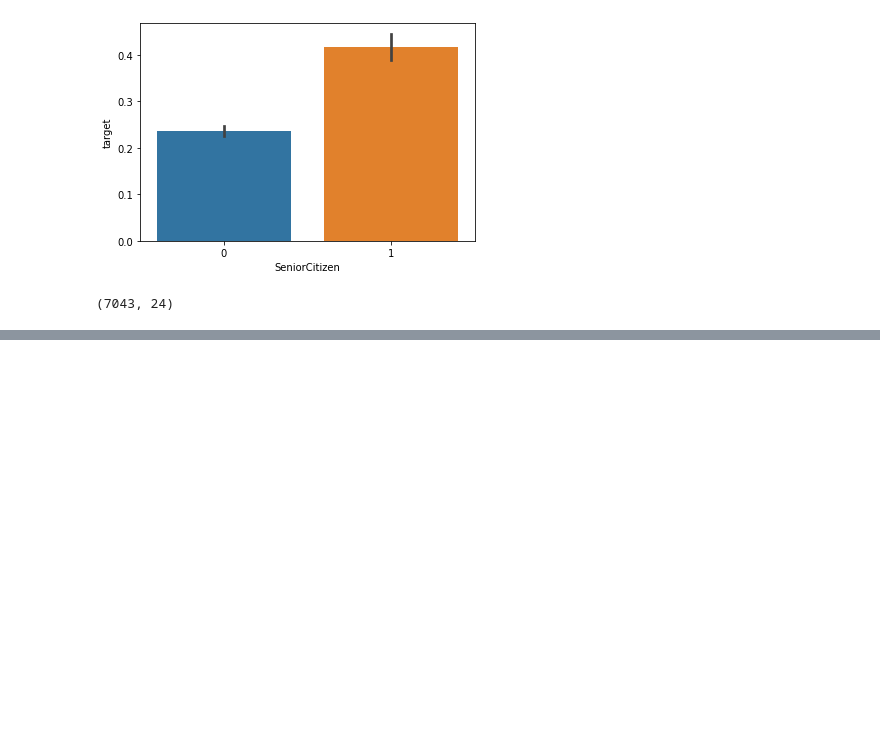
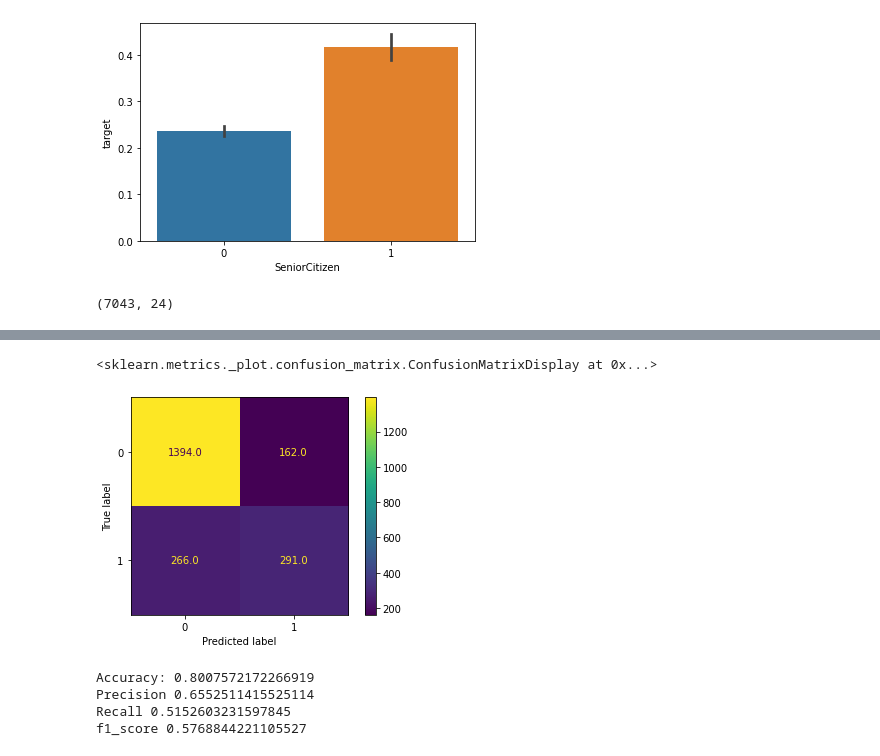
Before and after one commit to Aditk23/Telecom-Churn-Analysis, a Jupyter notebook: TelecomChurn.ipynb, the cells around one changed output, grey strips where cells are left out. Cells and saved outputs as stored; diff of their text form; code cells hidden in the pictures; blank space fills up the shorter version.

```diff
--- a/TelecomChurn.ipynb
+++ b/TelecomChurn.ipynb
@@ -307,0 +430,5 @@ X_all.shape
+# %%
+# Building a Gradient Boosting Model
+from sklearn.ensemble import GradientBoostingClassifier
+gbm=GradientBoostingClassifier(criterion='mse',random_state=0,max_depth=6,min_samples_split=50)
+gbm.fit(X_train,y_train)
@@ -307,0 +526,16 @@ X_all.shape
+# %%
+metrics.plot_confusion_matrix(gbm,X_test,y_test,values_format=".1f")
+# %% [output]
+<sklearn.metrics._plot.confusion_matrix.ConfusionMatrixDisplay at 0x...>
+[figure, added]
+# %%
+from sklearn import metrics
+print("Accuracy:",metrics.accuracy_score(y_test, y_pred_stacking))
+print("Precision",metrics.precision_score(y_test,y_pred_stacking))
+print("Recall",metrics.recall_score(y_test,y_pred_stacking))
+print("f1_score",metrics.f1_score(y_test,y_pred_stacking))
+# %% [output]
+Accuracy: 0.8007572172266919
+Precision 0.6552511415525114
+Recall 0.5152603231597845
+f1_score 0.5768844221105527
```
Also changed, not shown: parts of 23 cells of this notebook, 1 other file.
